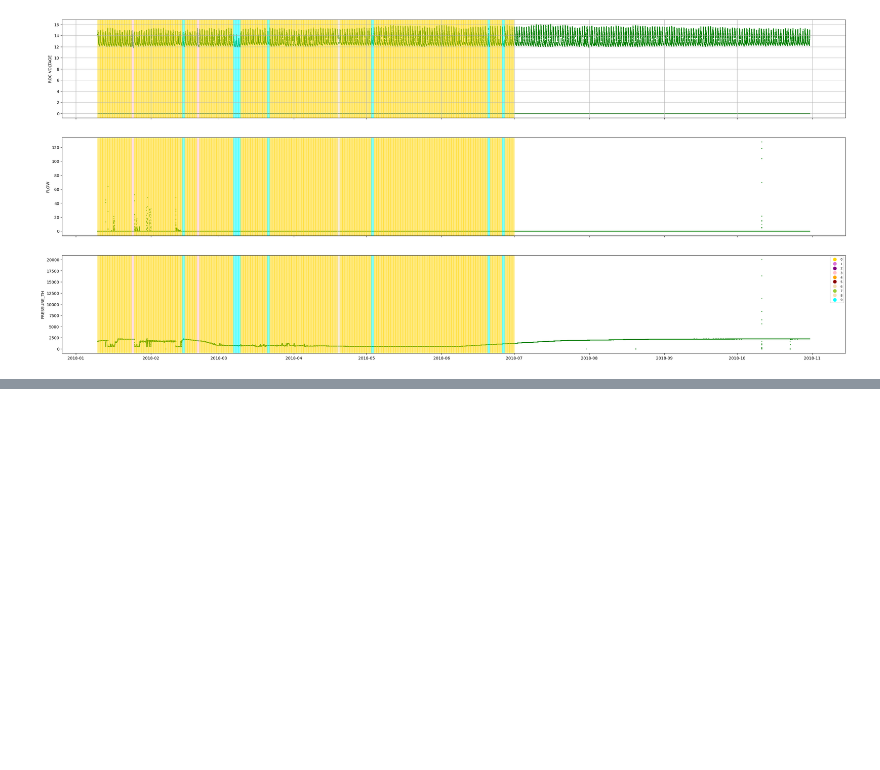
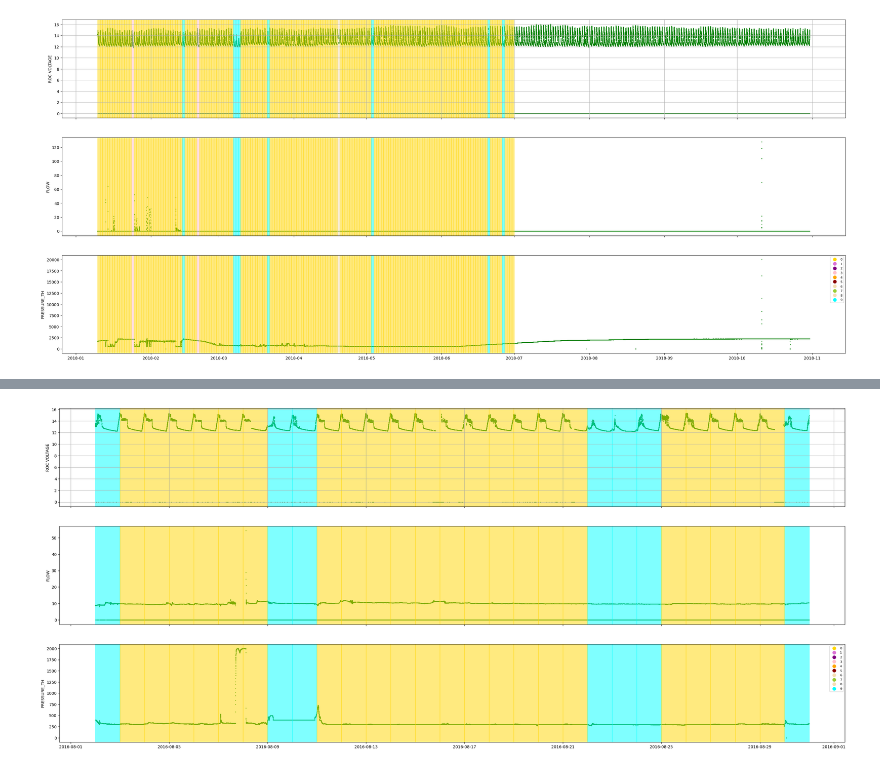
Before and after one commit to HarryLe95/Consilium_ROC_HOANG, a Jupyter notebook: app/BayesianLabel_Example copy.ipynb, the cells around one changed output, grey strips where cells are left out. Cells and saved outputs as stored; diff of their text form; code cells hidden in the pictures; blank space fills up the shorter version.

```diff
--- a/app/BayesianLabel_Example copy.ipynb
+++ b/app/BayesianLabel_Example copy.ipynb
@@ -73,0 +113,8 @@ gt_df
+# %%
+label[label==1]=9
+label.name="labels"
+# %%
+plot_ROC_simple(model.data['raw_df'],label.to_frame(),"2016-08-02","2016-08-30")
+plt.show()
+# %% [output]
+[figure, added]
```
Also changed, not shown: parts of 7 cells of this notebook, 1 other file.
